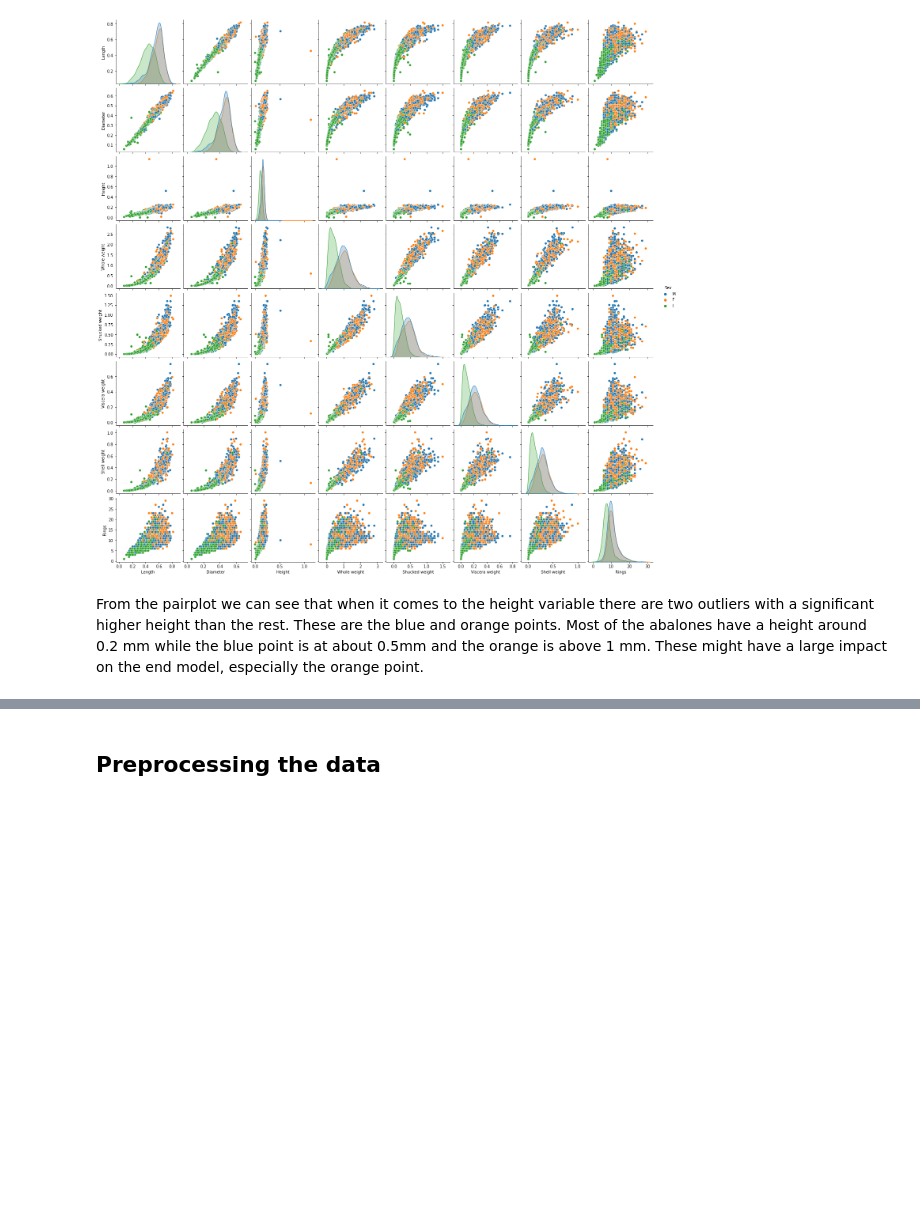
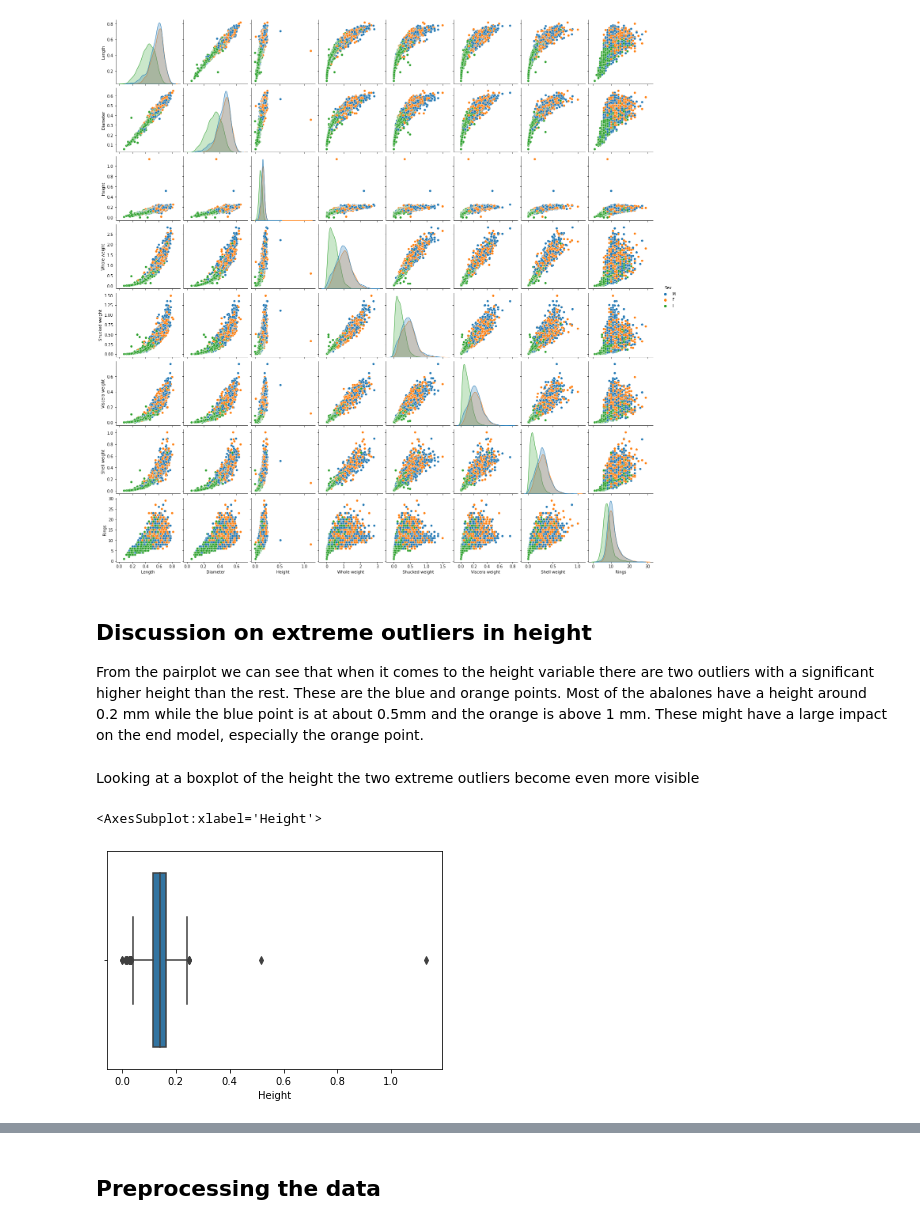
Before and after one commit to martembr/machinelearning, a Jupyter notebook: Abalone.ipynb, the cells around one changed output, grey strips where cells are left out. Drawn from its saved outputs; the diff is of its cells as text; code cells hidden in the pictures; blank space fills up the shorter version.

Commit message:
added discussion on extreme outliers

```diff
--- a/Abalone.ipynb
+++ b/Abalone.ipynb
@@ -87,4 +87,12 @@ sns.pairplot(df, hue='Sex')
 <seaborn.axisgrid.PairGrid at 0x...>
 [figure]
 # %% [markdown]
+## Discussion on extreme outliers in height
 From the pairplot we can see that when it comes to the height variable there are two outliers with a significant higher height than the rest. These are the blue and orange points. Most of the abalones have a height around 0.2 mm while the blue point is at about 0.5mm and the orange is above 1 mm. These might have a large impact on the end model, especially the orange point.
+# %% [markdown]
+Looking at a boxplot of the height the two extreme outliers become even more visible
+# %%
+sns.boxplot(x=df["Height"])
+# %% [output]
+<AxesSubplot:xlabel='Height'>
+[figure, added]
```
Also changed, not shown: parts of 7 cells of this notebook.
